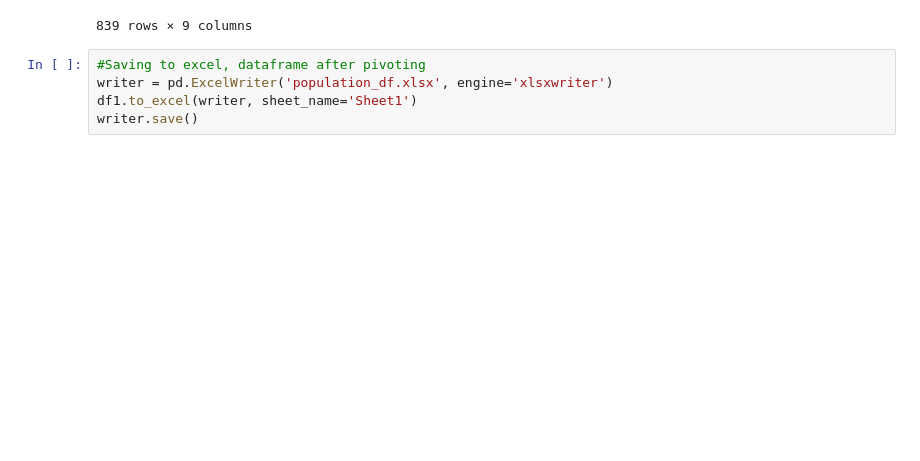
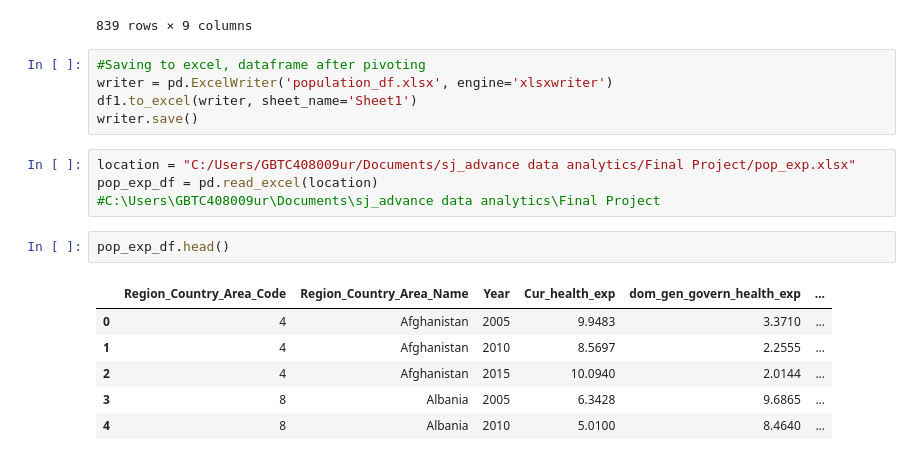
Before and after one commit to LauraMenefee/Summer2019_group_project, a Jupyter notebook: group_project.ipynb, the cells around one changed output. Saved outputs shown, nothing was run; the diff lists cells and outputs as text; blank space fills up the shorter version.

```diff
--- a/group_project.ipynb
+++ b/group_project.ipynb
@@ -372,3 +372,16 @@ df1.drop('All', axis=1)
 writer = pd.ExcelWriter('population_df.xlsx', engine='xlsxwriter')
 df1.to_excel(writer, sheet_name='Sheet1')
 writer.save()
+# %%
+location = "C:/Users/GBTC408009ur/Documents/sj_advance data analytics/Final Project/pop_exp.xlsx"
+pop_exp_df = pd.read_excel(location)
+#C:\Users\GBTC408009ur\Documents\sj_advance data analytics\Final Project
+# %%
+pop_exp_df.head()
+# %% [output]
+|  | Region_Country_Area_Code | Region_Country_Area_Name | Year | Cur_health_exp | dom_gen_govern_health_exp | ... |
+| 0 | 4 | Afghanistan | 2005 | 9.9483 | 3.3710 | ... |
+| 1 | 4 | Afghanistan | 2010 | 8.5697 | 2.2555 | ... |
+| 2 | 4 | Afghanistan | 2015 | 10.0940 | 2.0144 | ... |
+| 3 | 8 | Albania | 2005 | 6.3428 | 9.6865 | ... |
+| 4 | 8 | Albania | 2010 | 5.0100 | 8.4640 | ... |
```
Also changed, not shown: parts of 7 cells of this notebook, 1 other file.
